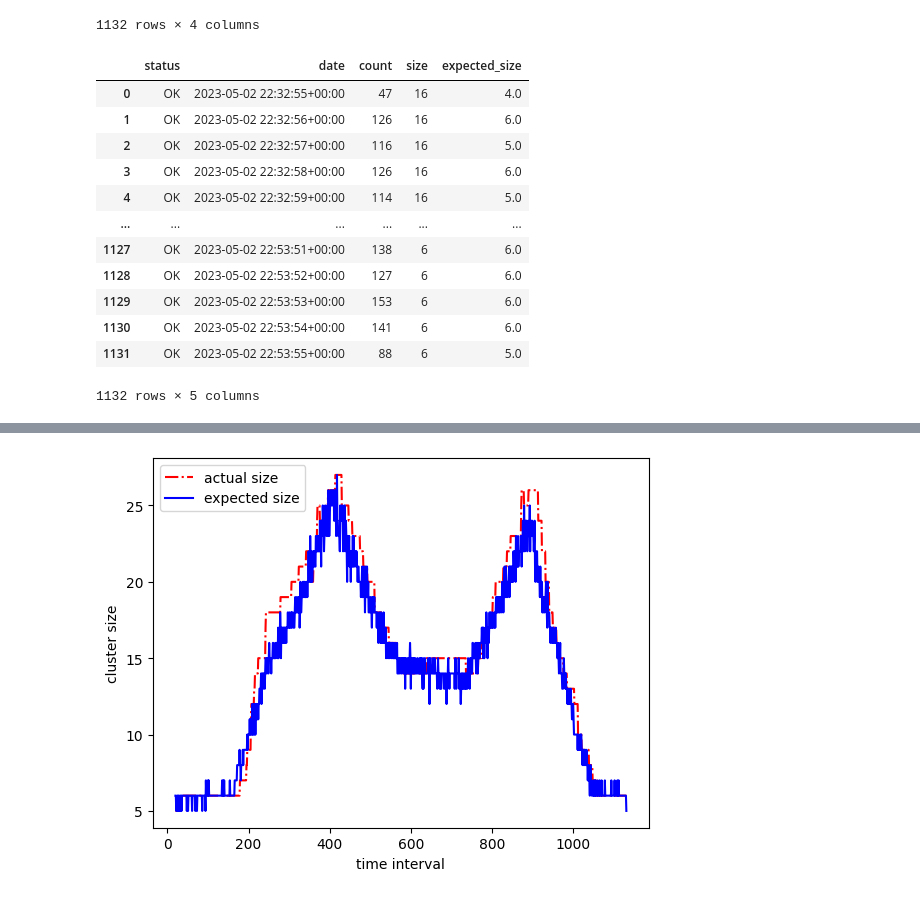
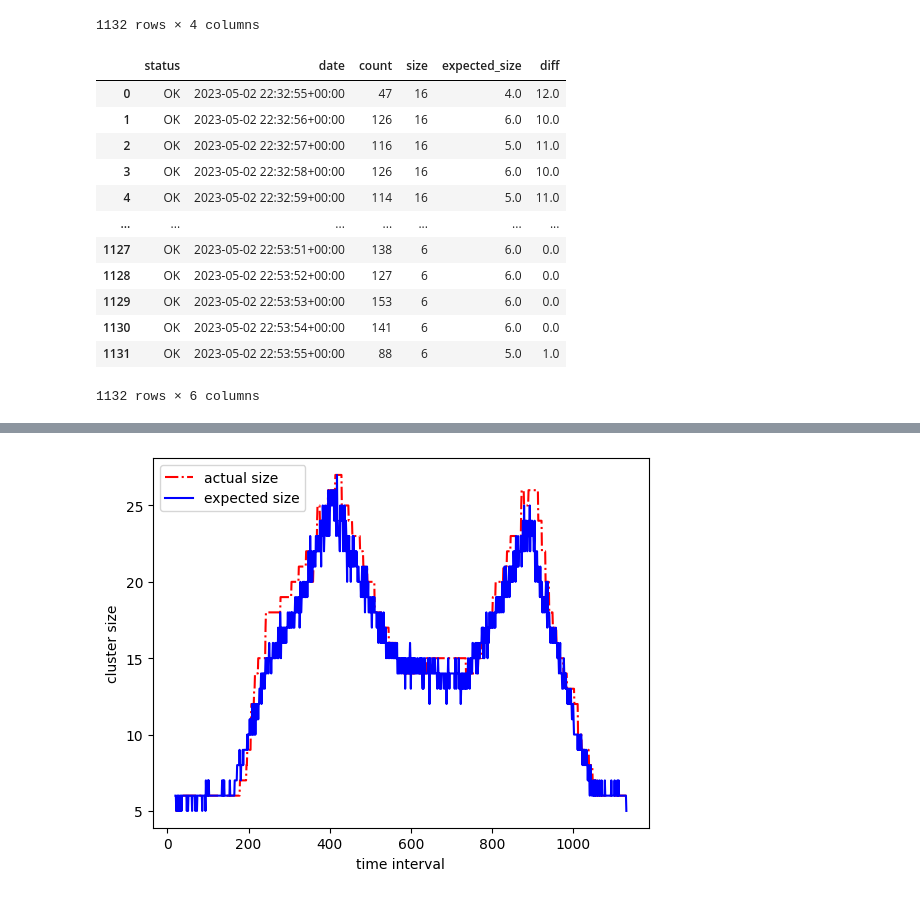
Before and after one commit to nnao45/jaist-my-jupyter, a Jupyter notebook: lab/notebook/prd/fuzzy20230405/worldcap_fuzzy_cluster_size.ipynb, the cells around one changed output, grey strips where cells are left out. Drawn from its saved outputs; the diff is of its cells as text; code cells hidden in the pictures.

```diff
--- a/lab/notebook/prd/fuzzy20230405/worldcap_fuzzy_cluster_size.ipynb
+++ b/lab/notebook/prd/fuzzy20230405/worldcap_fuzzy_cluster_size.ipynb
@@ -203,18 +204,19 @@ merged_01
 # %%
 merged_02 = merged_01
 merged_02["expected_size"] = merged_01["count"].map(lambda x: reg_tree().predict([[x]])[0])
+merged_02["diff"] = abs(merged_02["size"] - merged_02["expected_size"])
 merged_02
 # %% [output]
-|  | status | date | count | size | expected_size |
-| 0 | OK | 2023-05-02 22:32:55+00:00 | 47 | 16 | 4.0 |
-| 1 | OK | 2023-05-02 22:32:56+00:00 | 126 | 16 | 6.0 |
-| 2 | OK | 2023-05-02 22:32:57+00:00 | 116 | 16 | 5.0 |
-| 3 | OK | 2023-05-02 22:32:58+00:00 | 126 | 16 | 6.0 |
-| 4 | OK | 2023-05-02 22:32:59+00:00 | 114 | 16 | 5.0 |
-| ... | ... | ... | ... | ... | ... |
-| 1127 | OK | 2023-05-02 22:53:51+00:00 | 138 | 6 | 6.0 |
-| 1128 | OK | 2023-05-02 22:53:52+00:00 | 127 | 6 | 6.0 |
-| 1129 | OK | 2023-05-02 22:53:53+00:00 | 153 | 6 | 6.0 |
-| 1130 | OK | 2023-05-02 22:53:54+00:00 | 141 | 6 | 6.0 |
-| 1131 | OK | 2023-05-02 22:53:55+00:00 | 88 | 6 | 5.0 |
+|  | status | date | count | size | expected_size | diff |
+| 0 | OK | 2023-05-02 22:32:55+00:00 | 47 | 16 | 4.0 | 12.0 |
+| 1 | OK | 2023-05-02 22:32:56+00:00 | 126 | 16 | 6.0 | 10.0 |
+| 2 | OK | 2023-05-02 22:32:57+00:00 | 116 | 16 | 5.0 | 11.0 |
+| 3 | OK | 2023-05-02 22:32:58+00:00 | 126 | 16 | 6.0 | 10.0 |
+| 4 | OK | 2023-05-02 22:32:59+00:00 | 114 | 16 | 5.0 | 11.0 |
+| ... | ... | ... | ... | ... | ... | ... |
+| 1127 | OK | 2023-05-02 22:53:51+00:00 | 138 | 6 | 6.0 | 0.0 |
+| 1128 | OK | 2023-05-02 22:53:52+00:00 | 127 | 6 | 6.0 | 0.0 |
+| 1129 | OK | 2023-05-02 22:53:53+00:00 | 153 | 6 | 6.0 | 0.0 |
+| 1130 | OK | 2023-05-02 22:53:54+00:00 | 141 | 6 | 6.0 | 0.0 |
+| 1131 | OK | 2023-05-02 22:53:55+00:00 | 88 | 6 | 5.0 | 1.0 |
-1132 rows × 5 columns
+1132 rows × 6 columns
```
Also changed, not shown: parts of 12 cells of this notebook, 4 other files.
